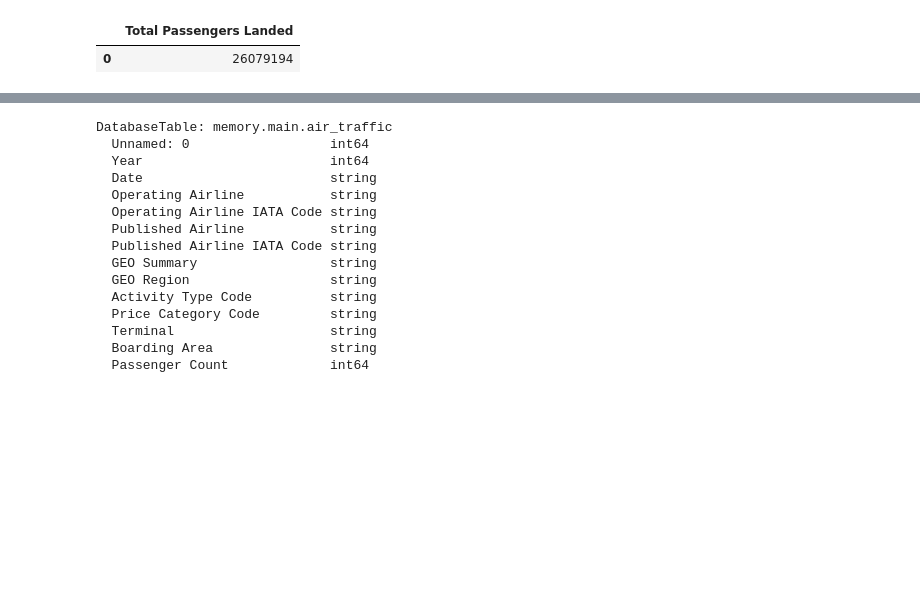
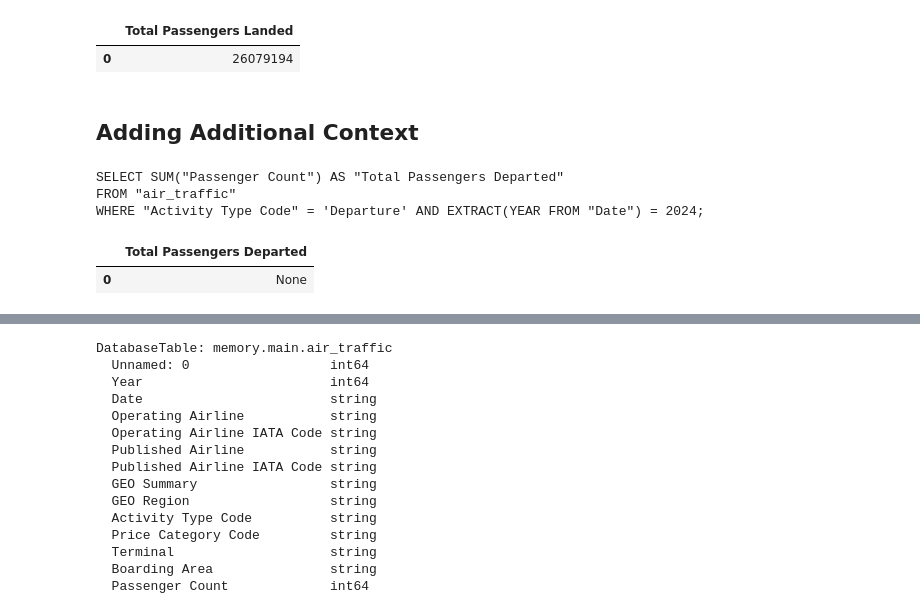
Before and after one commit to spectrumefficiencylimited/build-with-ai-safe-and-scalable-sql-ai-agents-2757076, a Jupyter notebook: Testing/prompts.ipynb, the cells around one changed output, grey strips where cells are left out. Cells and saved outputs as stored; diff of their text form; code cells hidden in the pictures; blank space fills up the shorter version.

```diff
--- a/Testing/prompts.ipynb
+++ b/Testing/prompts.ipynb
@@ -119,3 +119,19 @@ WHERE "Activity Type Code" = 'Deplaned'
 AND EXTRACT(YEAR FROM "Date") = 2024;
 |  | Total Passengers Landed |
 | 0 | 26079194 |
+# %% [markdown]
+## Adding Additional Context
+# %%
+basic_sql_agent(
+    chain,
+    question="how many passengers departed during 2024?",
+    tbl_name=tbl_name,
+    schema=schema,
+    con=con,
+)
+# %% [output]
+SELECT SUM("Passenger Count") AS "Total Passengers Departed"
+FROM "air_traffic"
+WHERE "Activity Type Code" = 'Departure' AND EXTRACT(YEAR FROM "Date") = 2024;
+|  | Total Passengers Departed |
+| 0 | None |
```
Also changed, not shown: parts of 13 cells of this notebook, 6 other files.
